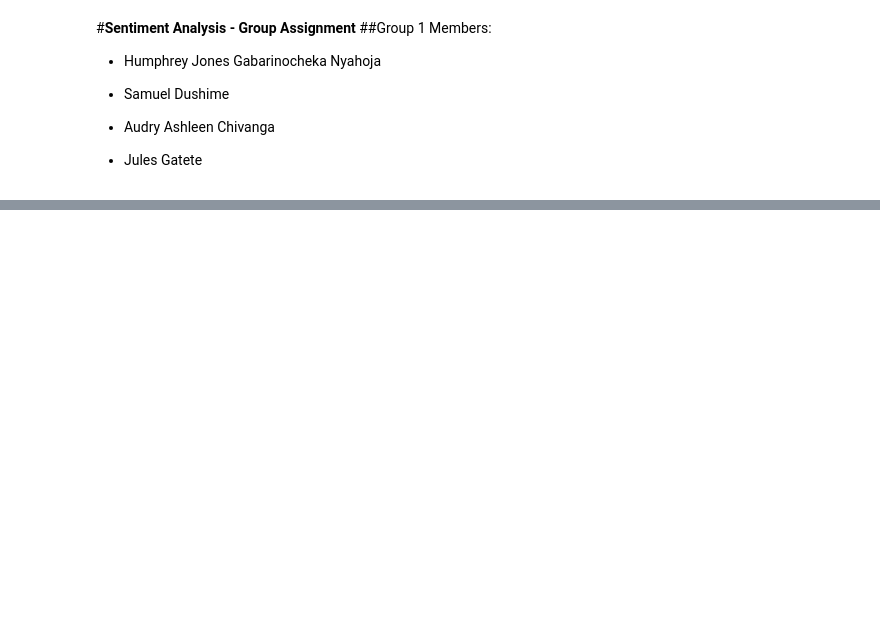
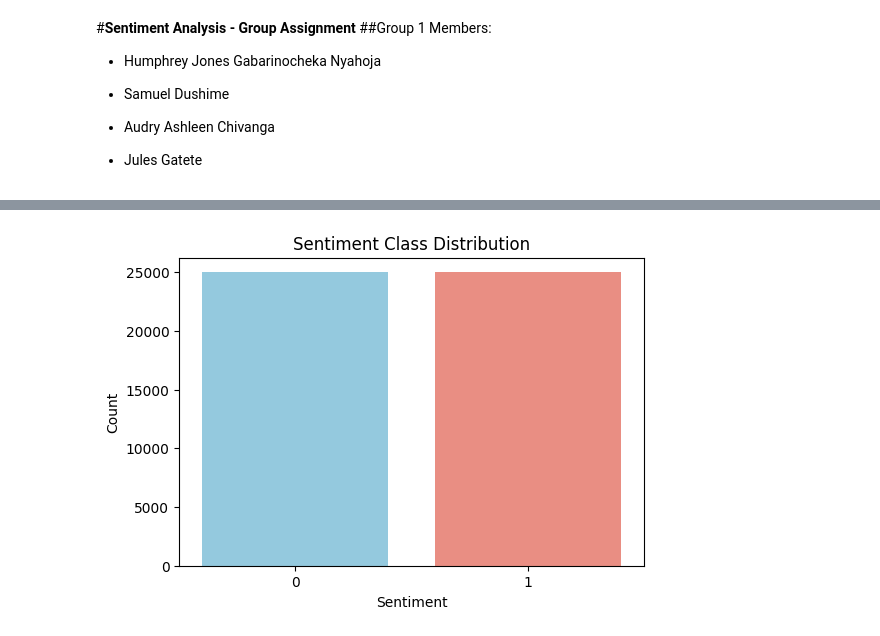
Before and after one commit to 1772hojaz/alu-ml_tech1-assignment, a Jupyter notebook: Sentiment_Analysis.ipynb, the cells around one changed output, grey strips where cells are left out. Drawn from its saved outputs; the diff is of its cells as text; code cells hidden in the pictures; blank space fills up the shorter version.

```diff
--- a/Sentiment_Analysis.ipynb
+++ b/Sentiment_Analysis.ipynb
@@ -99 +66,11 @@ max       2441.00000
 Name: review_length, dtype: float64
+# %%
+# 2. Class Distribution Visualization
+plt.figure(figsize=(6, 4))
+sns.countplot(data=df, x='sentiment', hue='sentiment', palette=['skyblue', 'salmon'], legend=False)
+plt.title("Sentiment Class Distribution")
+plt.xlabel("Sentiment")
+plt.ylabel("Count")
+plt.show()
+# %% [output]
+[figure, added]
```
Also changed, not shown: parts of 15 cells of this notebook.
